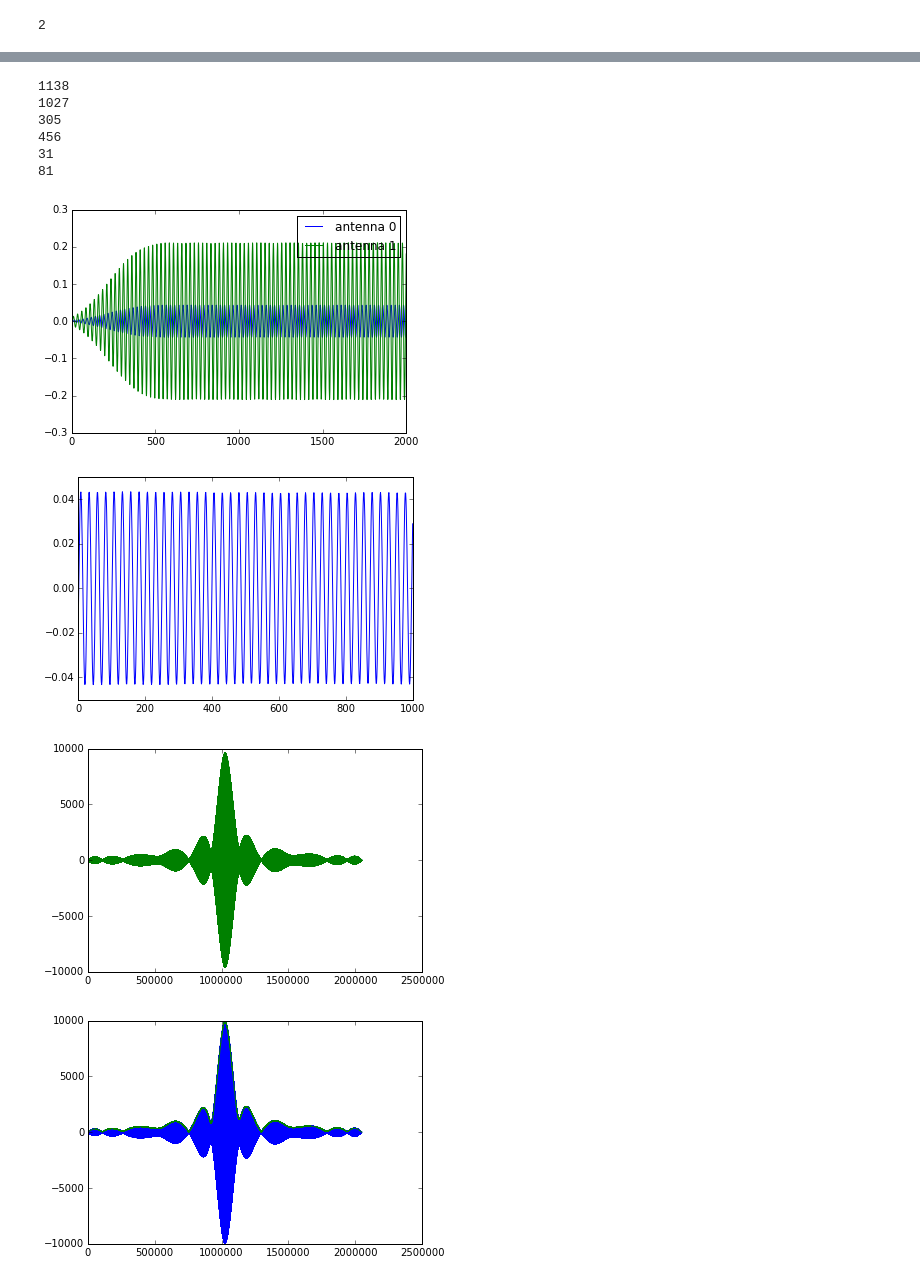
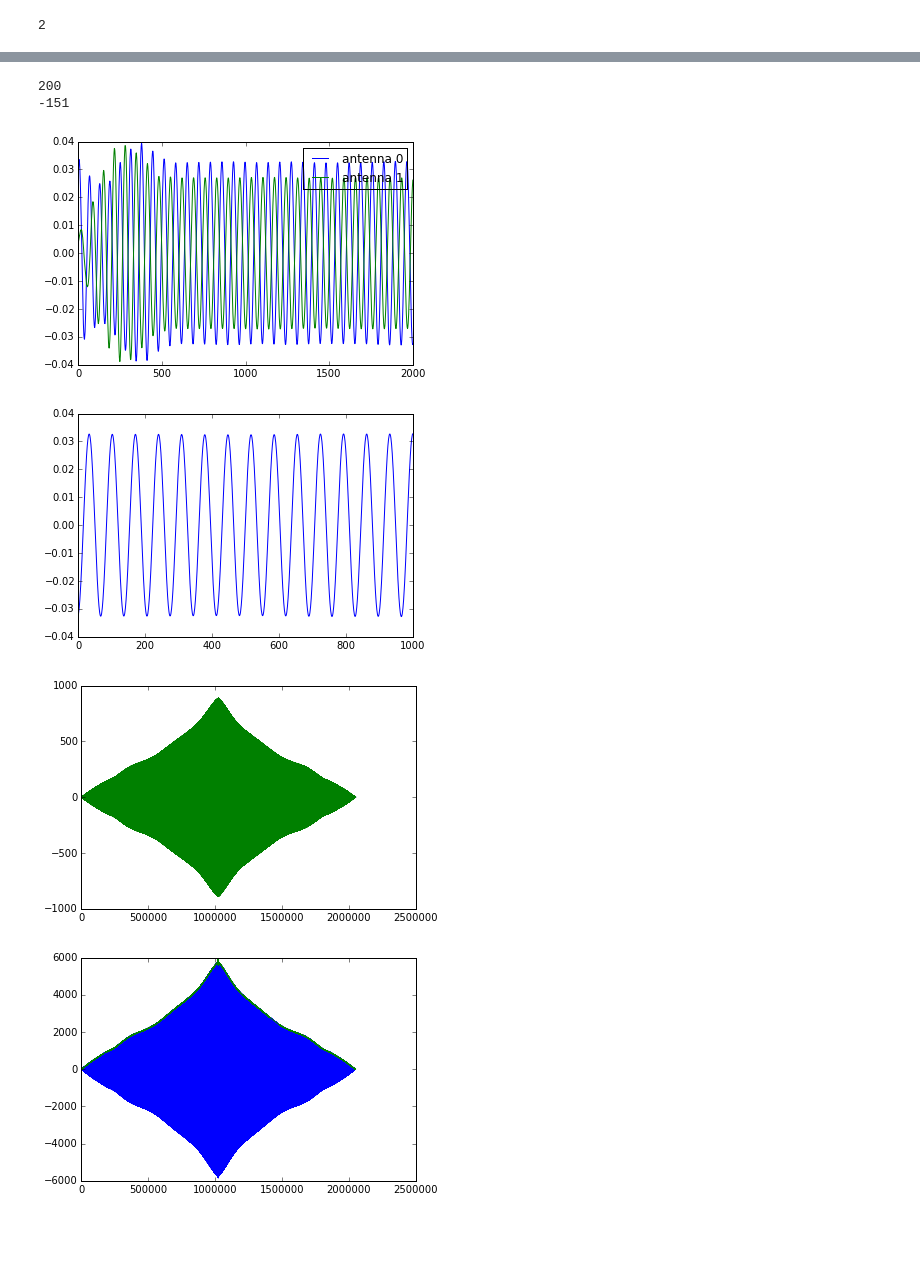
Before and after one commit to auroracramer/phasedarraylocalization, a Jupyter notebook: Lucine_Testing_SDR_Sampling.ipynb, the cells around one changed output, grey strips where cells are left out. Saved outputs shown, nothing was run; the diff lists cells and outputs as text; code cells hidden in the pictures; blank space fills up the shorter version.

```diff
--- a/Lucine_Testing_SDR_Sampling.ipynb
+++ b/Lucine_Testing_SDR_Sampling.ipynb
@@ -433,7 +324,7 @@ Printing Queue 1
 1
 Done
 # %%
-samples = np.load('LO_test_23_radio.npy') #can overwrite: 05 07 #06 is Miki's tone #LO_test_10_tone_miki.npy
+samples = np.load('LO_circle_right_01.npy') #can overwrite: 05 07 #06 is Miki's tone #LO_test_10_tone_miki.npy
 #23_radio has a beautiful cross correlation
 
 y0 = samples[0]
@@ -461,7 +352,7 @@ plt.title('Received chirp second signal')
 taps = 685
 # taps = 700
 
-mod_val = 0.04e6 #-0.3e6
+mod_val = -0.016e6 #0.04e6 #-0.3e6
 h = sp.signal.firwin(taps, 1/fs)
 t = np.arange(taps) * (1/fs)
 mod = exp(-1j*2*pi*mod_val*t)
@@ -512,46 +403,48 @@ plt.plot(filt_y0[4000:5000], label='antenna 0')
 # figure()
 # plt.plot(filt_y0, label='antenna 0')
 # plt.plot(filt_y1, label='antenna 1')
 # plt.legend()
 
 
 filt_xcorr_abs = abs(signal.fftconvolve(filt_y0, np.conjugate(filt_y1)[::-1]))
 filt_xcorr = signal.fftconvolve(filt_y0, np.conjugate(filt_y1)[::-1])
 filt_trun_xcorr_abs = abs(signal.fftconvolve(filt_y0[int(len(h)/2)-1:-(int(len(h)/2))], (np.conjugate(filt_y1)[::-1])[int(len(h)/2)-1:-(int(len(h)/2))]))
 filt_trun_xcorr = signal.fftconvolve(filt_y0[int(len(h)/2)-1:-(int(len(h)/2))], (np.conjugate(filt_y1)[::-1])[int(len(h)/2)-1:-(int(len(h)/2))])
 
 figure()
 plt.plot(filt_xcorr_abs)
 plt.plot(filt_xcorr)
 
 # figure()
 # plt.plot(filt_trun_xcorr_abs)
 # plt.plot(filt_trun_xcorr)
 
 orig_xcorr = signal.fftconvolve(y0, np.conjugate(y1)[::-1])
 orig_xcorr_abs = abs(signal.fftconvolve(y0, np.conjugate(y1)[::-1]))
 
 figure()
 plt.plot(orig_xcorr)
 plt.plot(orig_xcorr_abs)
 
-print np.argmax(filt_xcorr)-len(y0) + 1
+# print np.argmax(filt_xcorr)-len(y0) + 1
+print np.argmax(orig_xcorr_abs)-len(y0) + 1
 print np.argmax(filt_xcorr_abs)-len(y0) + 1
-print np.argmax(filt_trun_xcorr_abs)-len(y0) + 1
-print np.argmax(filt_trun_xcorr)-len(y0) + 1
-print np.argmax(orig_xcorr_abs)-len(y0) + 1
-print np.argmax(orig_xcorr)-len(y0) + 1
+# print np.argmax(filt_trun_xcorr_abs)-len(y0) + 1
+# print np.argmax(filt_trun_xcorr)-len(y0) + 1
+# print np.argmax(orig_xcorr)-len(y0) + 1
 
 delay = np.argmax(orig_xcorr_abs)-len(y0) + 1
+# if delay < 0:
+#     delay = -delay
+
+filt_delay = np.argmax(filt_xcorr_abs)-len(y0) + 1
+# if filt_delay < 0:
+#     filt_delay = - filt_delay
 # %% [output]
-1138
-1027
-305
-456
-31
-81
+200
+-151
-[figure, old version]
+[figure, new version]
-[figure, old version]
+[figure, new version]
-[figure, old version]
+[figure, new version]
-[figure, old version]
+[figure, new version]
 # %%
```
Also changed, not shown: parts of 22 cells of this notebook, 1 other file.
